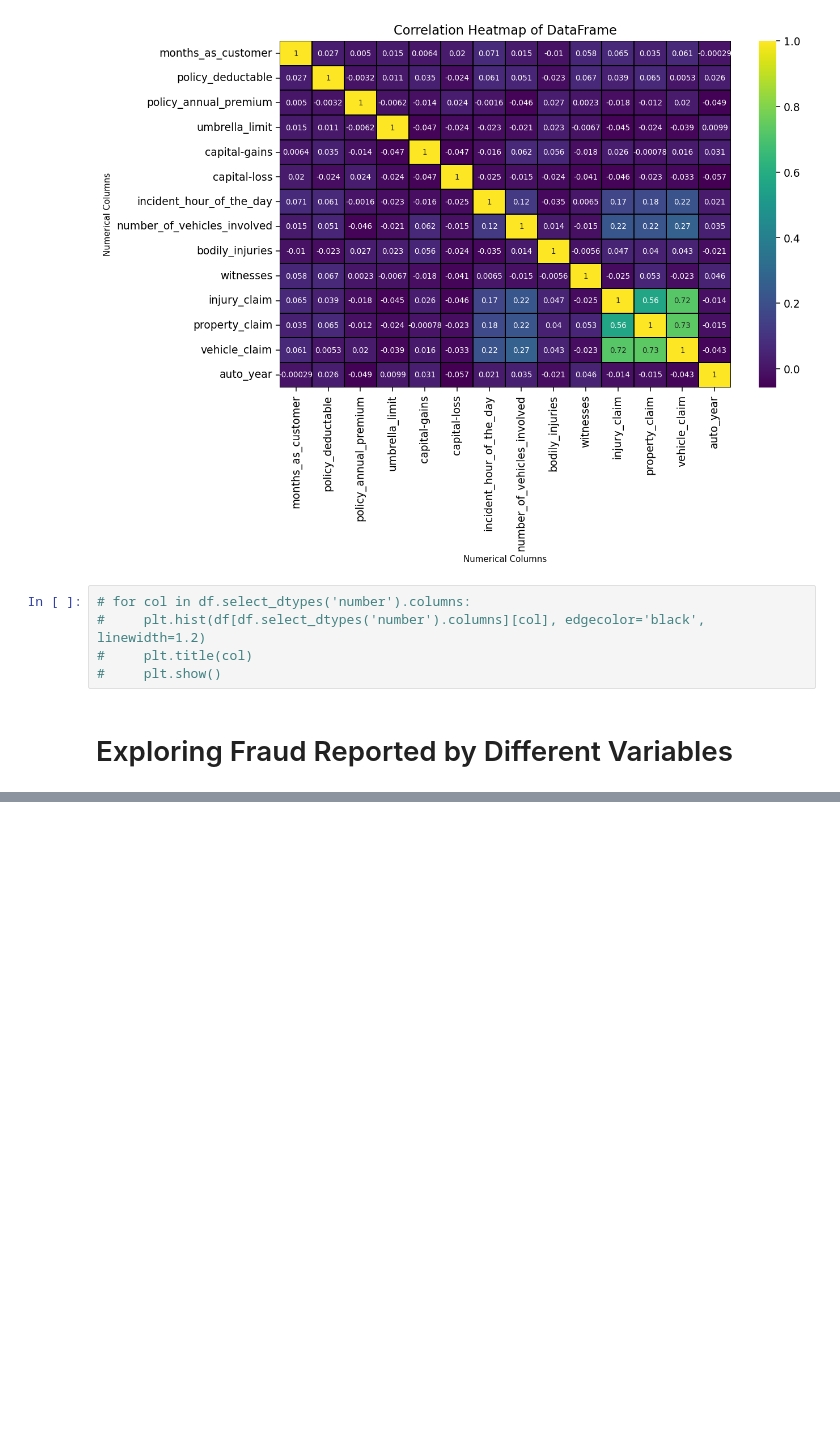
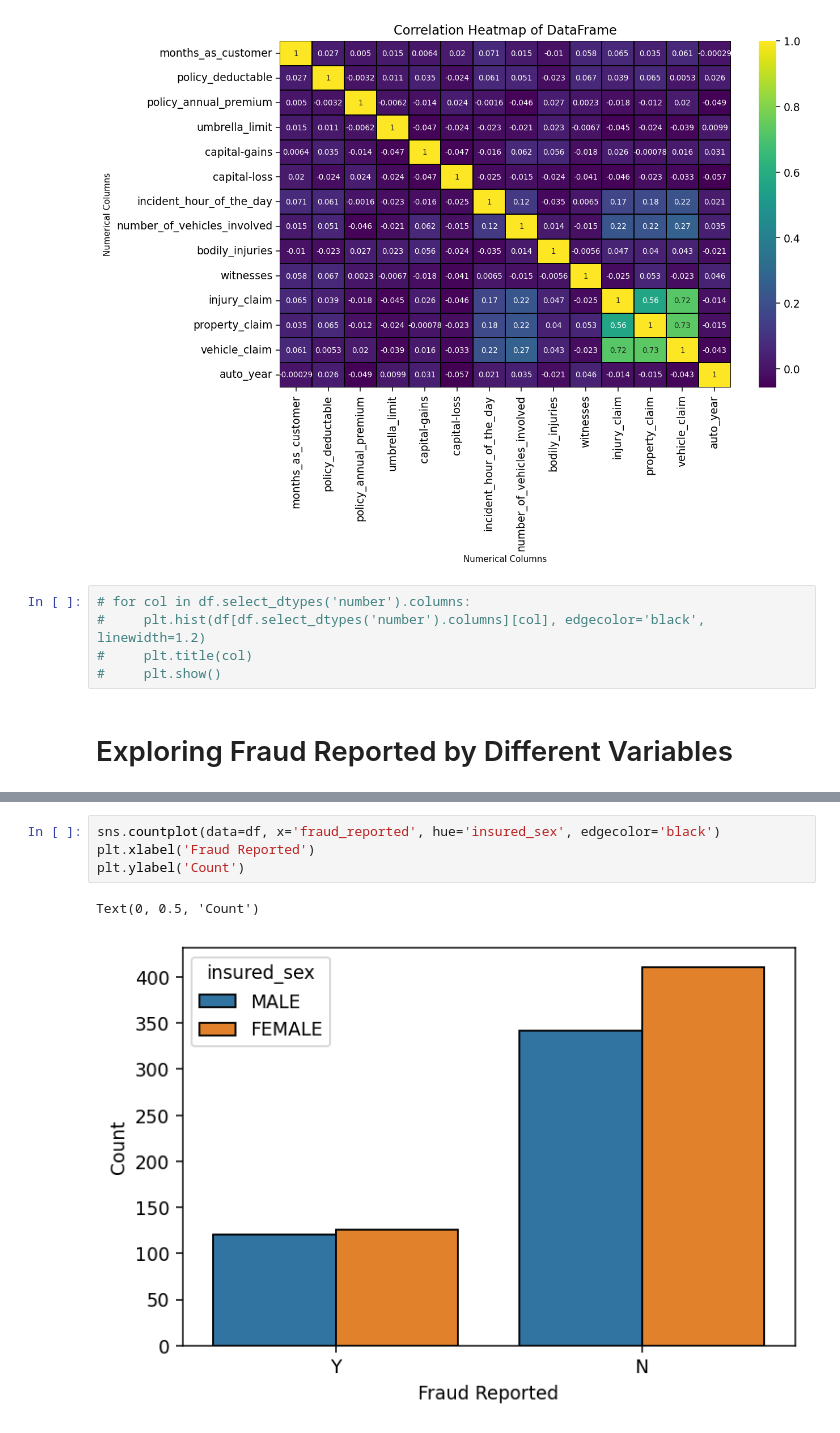
Before and after one commit to kcao22/insurance_fraud, a Jupyter notebook: exploration.ipynb, the cells around one changed output, grey strips where cells are left out. Cells and saved outputs as stored; diff of their text form; blank space fills up the shorter version.

```diff
--- a/exploration.ipynb
+++ b/exploration.ipynb
@@ -325,0 +345,7 @@ sns.countplot(data=df, x='fraud_reported')
+# %%
+sns.countplot(data=df, x='fraud_reported', hue='insured_sex', edgecolor='black')
+plt.xlabel('Fraud Reported')
+plt.ylabel('Count')
+# %% [output]
+Text(0, 0.5, 'Count')
+[figure, added]
```
Also changed, not shown: parts of 12 cells of this notebook.
